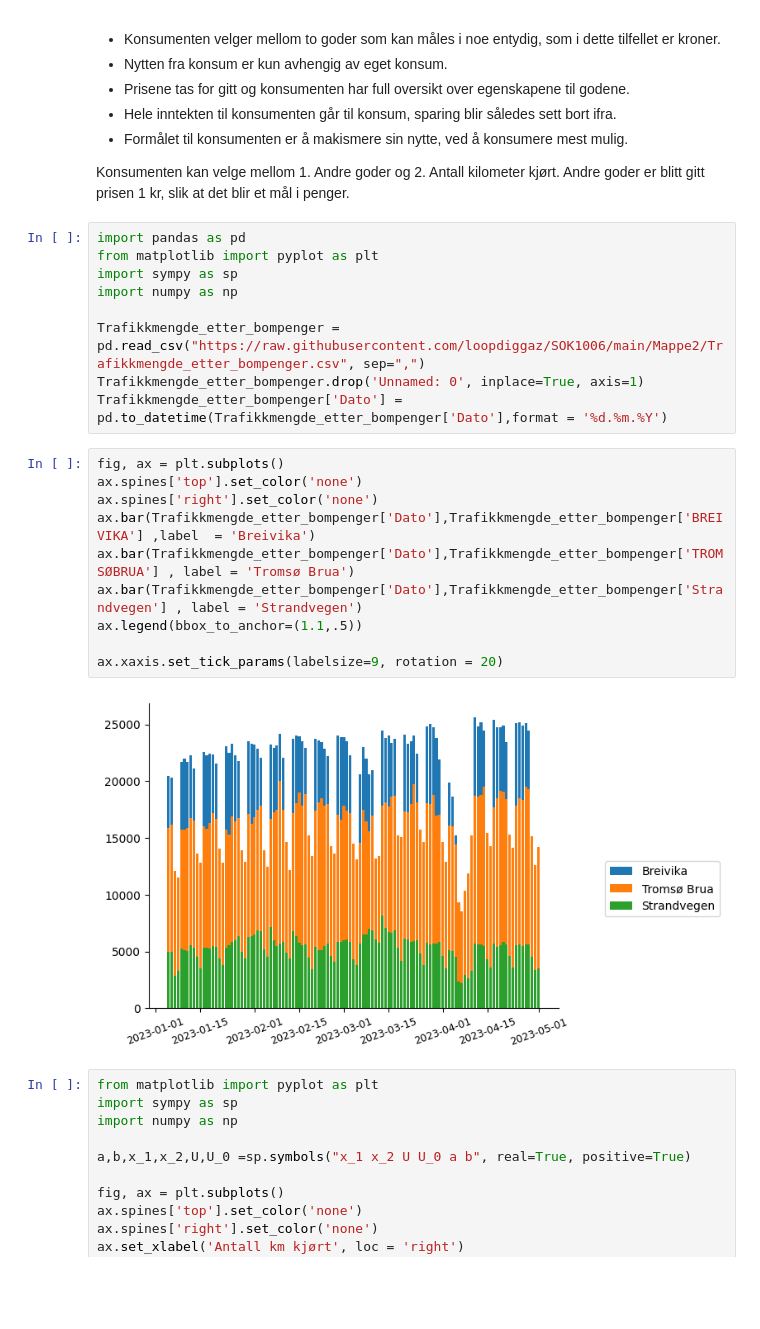
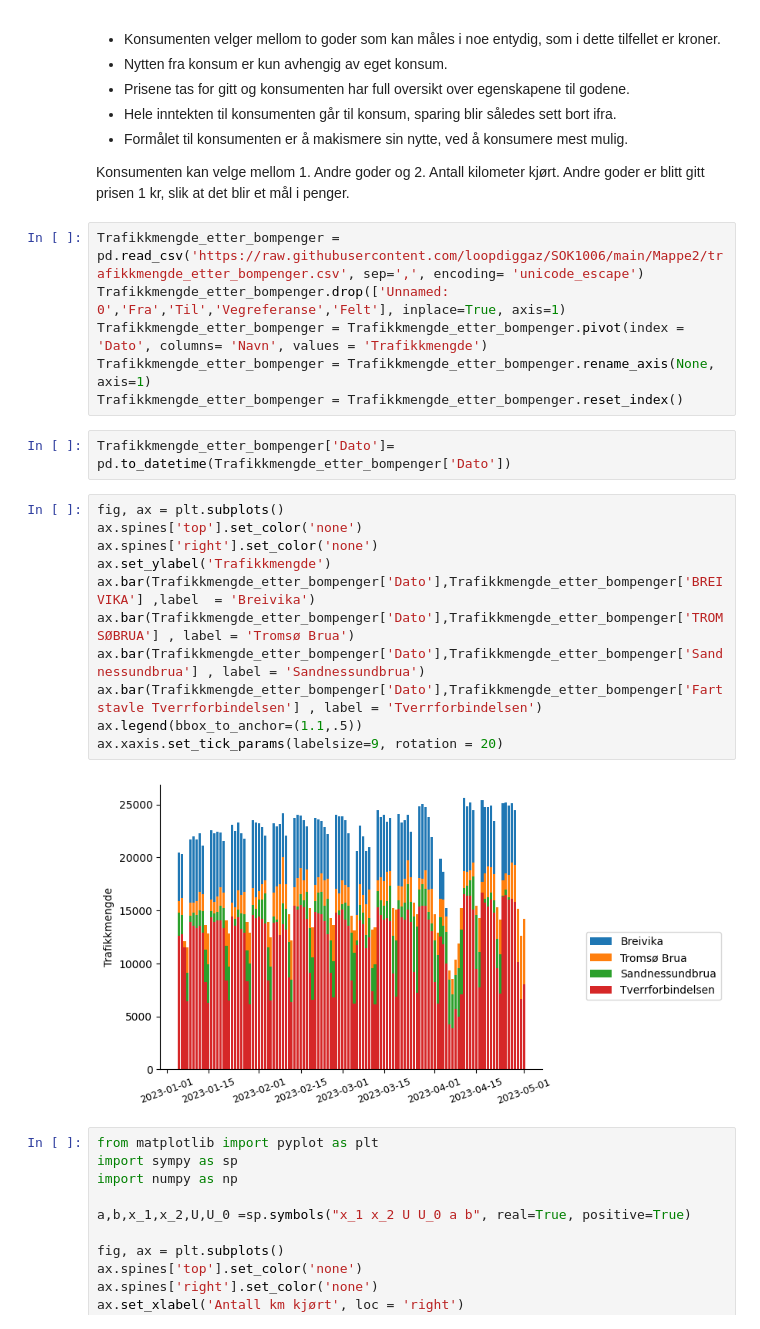
Before and after one commit to loopdiggaz/SOK-1006, a Jupyter notebook: Mappe2/mappeoppgave2_61.ipynb, the cells around one changed output. Drawn from its saved outputs; the diff is of its cells as text; blank space fills up the shorter version.

```diff
--- a/Mappe2/mappeoppgave2_61.ipynb
+++ b/Mappe2/mappeoppgave2_61.ipynb
@@ -53,26 +58,26 @@ Modellen som brukes i analysen er en forenkling av virkeligheten. Modellen bygge
 
 Konsumenten kan velge mellom 1. Andre goder og 2. Antall kilometer kjørt. Andre goder er blitt gitt prisen 1 kr, slik at det blir et mål i penger.
 # %%
-import pandas as pd
-from matplotlib import pyplot as plt
-import sympy as sp
-import numpy as np
-
-Trafikkmengde_etter_bompenger = pd.read_csv("https://raw.githubusercontent.com/loopdiggaz/SOK1006/main/Mappe2/Trafikkmengde_etter_bompenger.csv", sep=",")
-Trafikkmengde_etter_bompenger.drop('Unnamed: 0', inplace=True, axis=1)
-Trafikkmengde_etter_bompenger['Dato'] = pd.to_datetime(Trafikkmengde_etter_bompenger['Dato'],format = '%d.%m.%Y')
+Trafikkmengde_etter_bompenger = pd.read_csv('https://raw.githubusercontent.com/loopdiggaz/SOK1006/main/Mappe2/trafikkmengde_etter_bompenger.csv', sep=',', encoding= 'unicode_escape')
+Trafikkmengde_etter_bompenger.drop(['Unnamed: 0','Fra','Til','Vegreferanse','Felt'], inplace=True, axis=1)
+Trafikkmengde_etter_bompenger = Trafikkmengde_etter_bompenger.pivot(index = 'Dato', columns= 'Navn', values = 'Trafikkmengde')
+Trafikkmengde_etter_bompenger = Trafikkmengde_etter_bompenger.rename_axis(None, axis=1)
+Trafikkmengde_etter_bompenger = Trafikkmengde_etter_bompenger.reset_index()
+# %%
+Trafikkmengde_etter_bompenger['Dato']= pd.to_datetime(Trafikkmengde_etter_bompenger['Dato'])
 # %%
 fig, ax = plt.subplots()
 ax.spines['top'].set_color('none')
 ax.spines['right'].set_color('none')
+ax.set_ylabel('Trafikkmengde')
 ax.bar(Trafikkmengde_etter_bompenger['Dato'],Trafikkmengde_etter_bompenger['BREIVIKA'] ,label  = 'Breivika')
 ax.bar(Trafikkmengde_etter_bompenger['Dato'],Trafikkmengde_etter_bompenger['TROMSØBRUA'] , label = 'Tromsø Brua')
-ax.bar(Trafikkmengde_etter_bompenger['Dato'],Trafikkmengde_etter_bompenger['Strandvegen'] , label = 'Strandvegen')
+ax.bar(Trafikkmengde_etter_bompenger['Dato'],Trafikkmengde_etter_bompenger['Sandnessundbrua'] , label = 'Sandnessundbrua')
+ax.bar(Trafikkmengde_etter_bompenger['Dato'],Trafikkmengde_etter_bompenger['Fartstavle Tverrforbindelsen'] , label = 'Tverrforbindelsen')
 ax.legend(bbox_to_anchor=(1.1,.5))
-
 ax.xaxis.set_tick_params(labelsize=9, rotation = 20)
 # %% [output]
-[figure, old version]
+[figure, new version]
 # %%
 from matplotlib import pyplot as plt
 import sympy as sp
```
Also changed, not shown: parts of 1 cell of this notebook, 2 other files.
